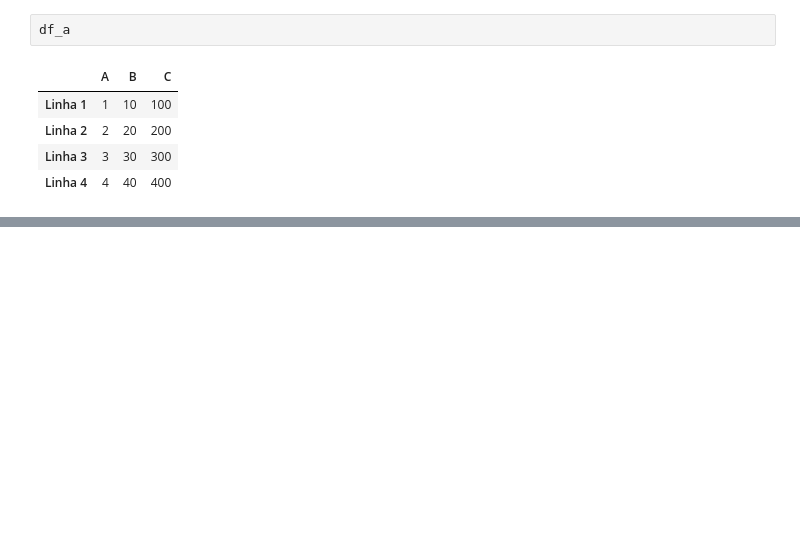
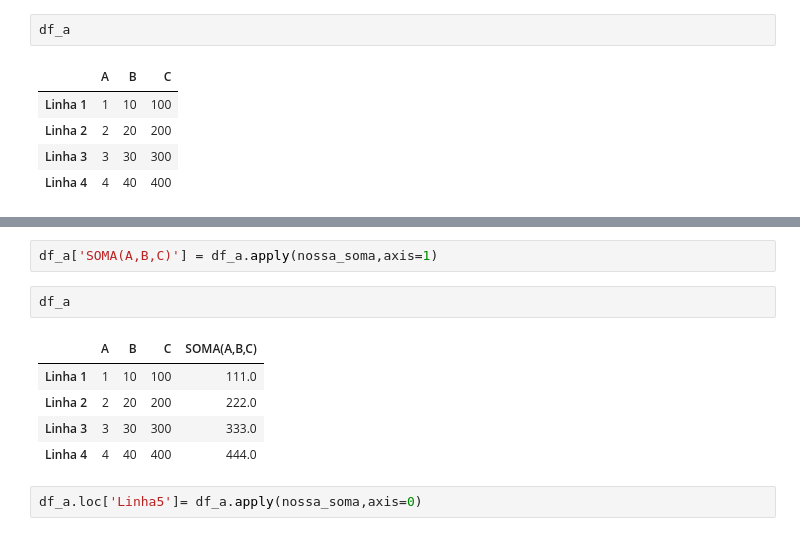
Before and after one commit to LaersonJunior/estudopandas, a Jupyter notebook: Estudo.ipynb, the cells around one changed output, grey strips where cells are left out. Drawn from its saved outputs; the diff is of its cells as text; blank space fills up the shorter version.

```diff
--- a/Estudo.ipynb
+++ b/Estudo.ipynb
@@ -1423,0 +1435,12 @@ df_a
+# %%
+df_a['SOMA(A,B,C)'] = df_a.apply(nossa_soma,axis=1)
+# %%
+df_a
+# %% [output]
+|  | A | B | C | SOMA(A,B,C) |
+| Linha 1 | 1 | 10 | 100 | 111.0 |
+| Linha 2 | 2 | 20 | 200 | 222.0 |
+| Linha 3 | 3 | 30 | 300 | 333.0 |
+| Linha 4 | 4 | 40 | 400 | 444.0 |
+# %%
+df_a.loc['Linha5']= df_a.apply(nossa_soma,axis=0)
```
Also changed, not shown: parts of 7 cells of this notebook.
